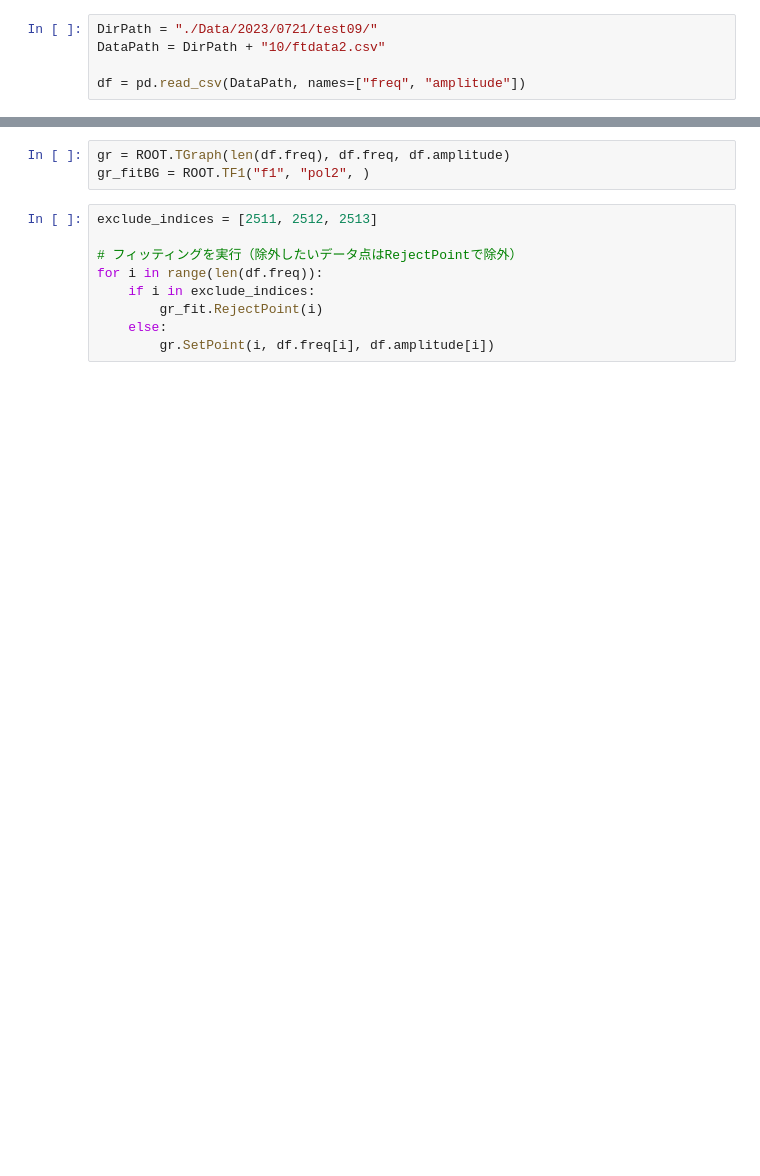
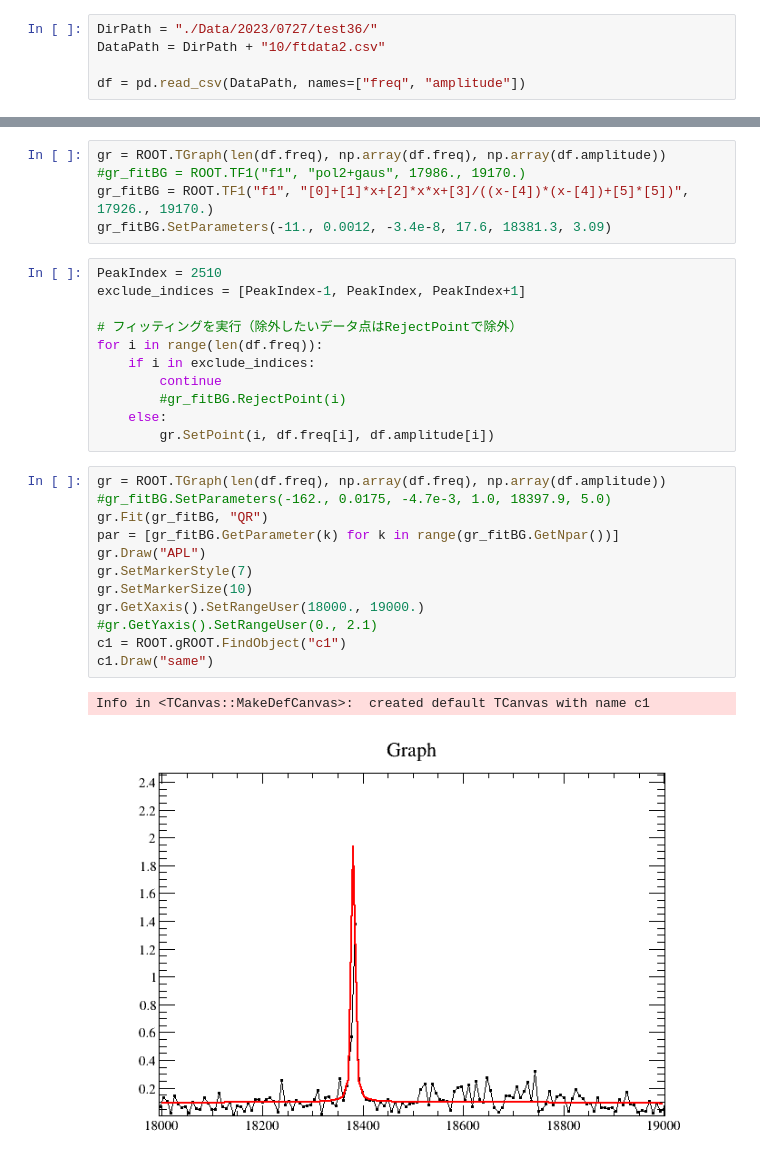
Before and after one commit to GakutaroNishimura/FIDNMR, a Jupyter notebook: FitFFT.ipynb, the cells around one changed output, grey strips where cells are left out. Cells and saved outputs as stored; diff of their text form; blank space fills up the shorter version.

```diff
--- a/FitFFT.ipynb
+++ b/FitFFT.ipynb
@@ -6,5 +8,5 @@ import ROOT
 # %%
-DirPath = "./Data/2023/0721/test09/"
+DirPath = "./Data/2023/0727/test36/"
 DataPath = DirPath + "10/ftdata2.csv"
 
 df = pd.read_csv(DataPath, names=["freq", "amplitude"])
@@ -31,12 +37,31 @@ df.amplitude[2512]
-# %%
-gr = ROOT.TGraph(len(df.freq), df.freq, df.amplitude)
-gr_fitBG = ROOT.TF1("f1", "pol2", )
+# %%
+gr = ROOT.TGraph(len(df.freq), np.array(df.freq), np.array(df.amplitude))
+#gr_fitBG = ROOT.TF1("f1", "pol2+gaus", 17986., 19170.)
+gr_fitBG = ROOT.TF1("f1", "[0]+[1]*x+[2]*x*x+[3]/((x-[4])*(x-[4])+[5]*[5])", 17926., 19170.)
+gr_fitBG.SetParameters(-11., 0.0012, -3.4e-8, 17.6, 18381.3, 3.09)
 # %%
-exclude_indices = [2511, 2512, 2513]
+PeakIndex = 2510
+exclude_indices = [PeakIndex-1, PeakIndex, PeakIndex+1]
 
 # フィッティングを実行（除外したいデータ点はRejectPointで除外）
 for i in range(len(df.freq)):
     if i in exclude_indices:
-        gr_fit.RejectPoint(i)
+        continue
+        #gr_fitBG.RejectPoint(i)
     else:
         gr.SetPoint(i, df.freq[i], df.amplitude[i])
+# %%
+gr = ROOT.TGraph(len(df.freq), np.array(df.freq), np.array(df.amplitude))
+#gr_fitBG.SetParameters(-162., 0.0175, -4.7e-3, 1.0, 18397.9, 5.0)
+gr.Fit(gr_fitBG, "QR")
+par = [gr_fitBG.GetParameter(k) for k in range(gr_fitBG.GetNpar())]
+gr.Draw("APL")
+gr.SetMarkerStyle(7)
+gr.SetMarkerSize(10)
+gr.GetXaxis().SetRangeUser(18000., 19000.)
+#gr.GetYaxis().SetRangeUser(0., 2.1)
+c1 = ROOT.gROOT.FindObject("c1")
+c1.Draw("same")
+# %% [output]
+Info in <TCanvas::MakeDefCanvas>:  created default TCanvas with name c1
+[figure, added]
```
Also changed, not shown: parts of 9 cells of this notebook, 45 other files.
